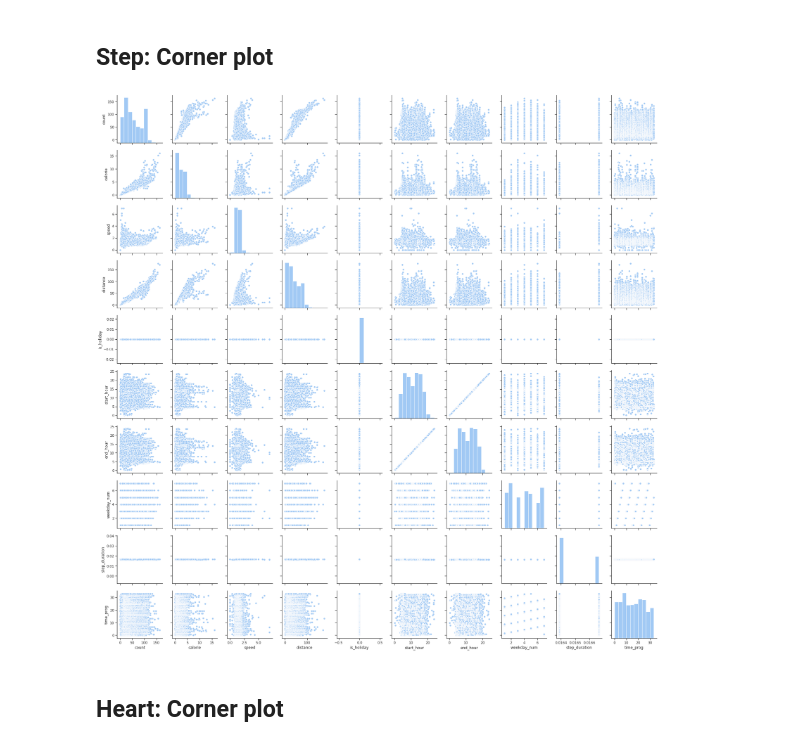
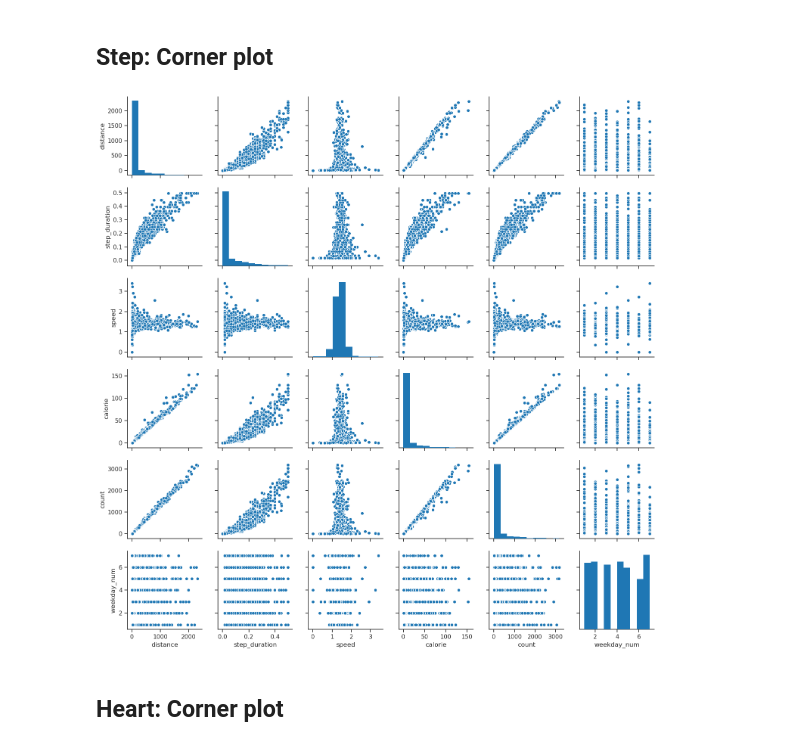
Before and after one commit to Heringer-Epson/Lantern, a Jupyter notebook: course_python/project/Project_Epson.ipynb, the cells around one changed output. Saved outputs shown, nothing was run; the diff lists cells and outputs as text; code cells hidden in the pictures.

```diff
--- a/course_python/project/Project_Epson.ipynb
+++ b/course_python/project/Project_Epson.ipynb
@@ -334,6 +348,7 @@ starttime_obj = Retrieve_Timestamps(
 endtime_obj = Retrieve_Timestamps(
   step_df['end_time'].values, step_df['time_offset'].values, 'UTC', 'datestr', time_format).out
 step_df['Start_time_obj'] = starttime_obj
+step_df['End_time_obj'] = endtime_obj
 
 #Compute the measurement date (without including hour--for merging purposes).
 step_df['date'] = np.array([t.strftime('%Y/%m/%d') for t in starttime_obj])
@@ -369,9 +384,10 @@ End date:  2018-05-03 06:17:00
 # %%
 #Aggregate the data according to date.
 aggregator = {'distance':'sum', 'step_duration':'sum', 'speed':'mean',
-              'calorie':'sum', 'count':'sum', 'weekday_num':'first'}
-step_agg_df = step_df.resample('15T', on='Start_time_obj').agg(aggregator)
-step_agg_df = step_agg_df.reset_index()
+              'calorie':'sum', 'count':'sum', 'weekday_num':'first',
+              'Start_time_obj':'first', 'End_time_obj':'last', 'date':'first'}
+step_agg_df = step_df.resample('30T', on='Start_time_obj').agg(aggregator)
+step_agg_df = step_agg_df.reset_index(drop=True)
 # %% [markdown]
 ---
 # Pre-process: Heart rate
@@ -706,9 +814,9 @@ Counter({'Casual walking': 219, 'Custom': 40, 'Swimming': 30, 'Fast walking': 29
 ## Step: Corner plot
 # %%
 #Note, all entries are in the same timezone, UTC-0300
-g = sns.pairplot(step_df)
+g = sns.pairplot(step_agg_df)
 # %% [output]
-[figure, old version]
+[figure, new version]
 # %% [markdown]
 ## Heart: Corner plot
 # %%
```
Also changed, not shown: parts of 27 cells of this notebook.
